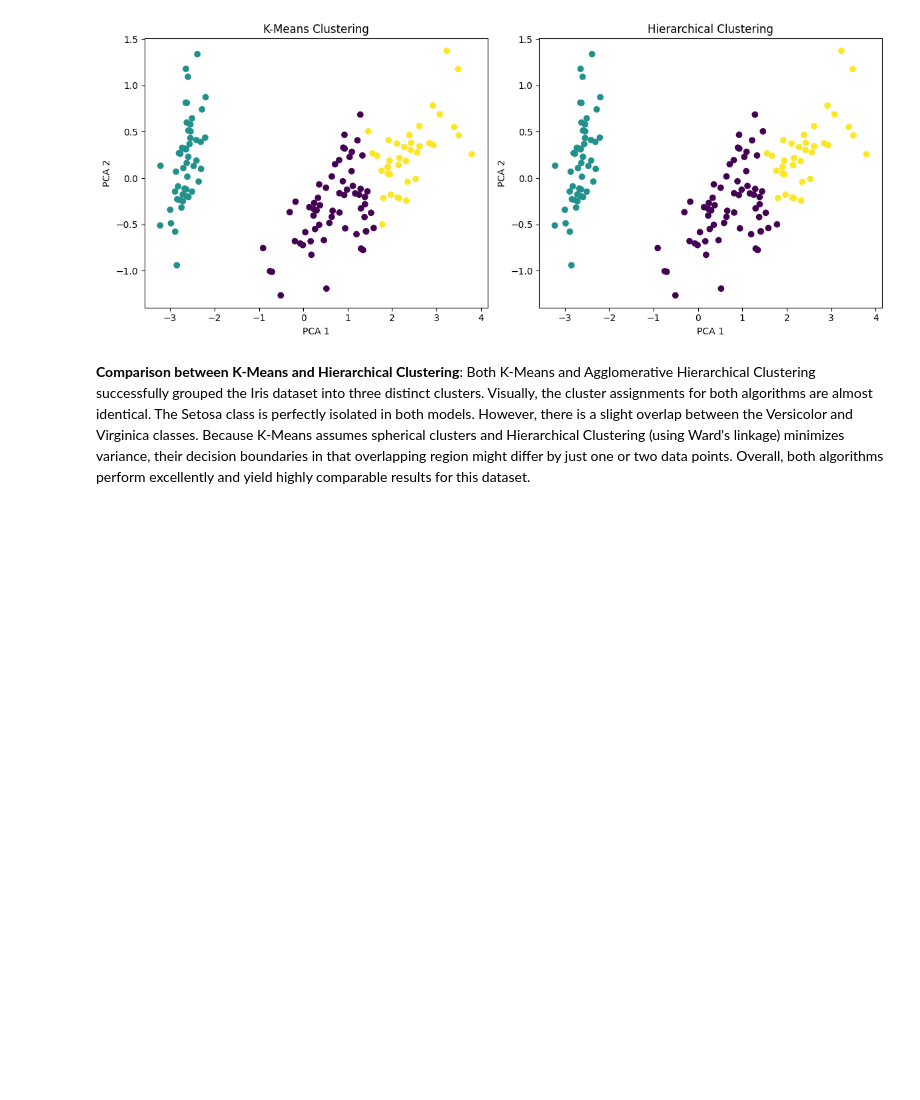
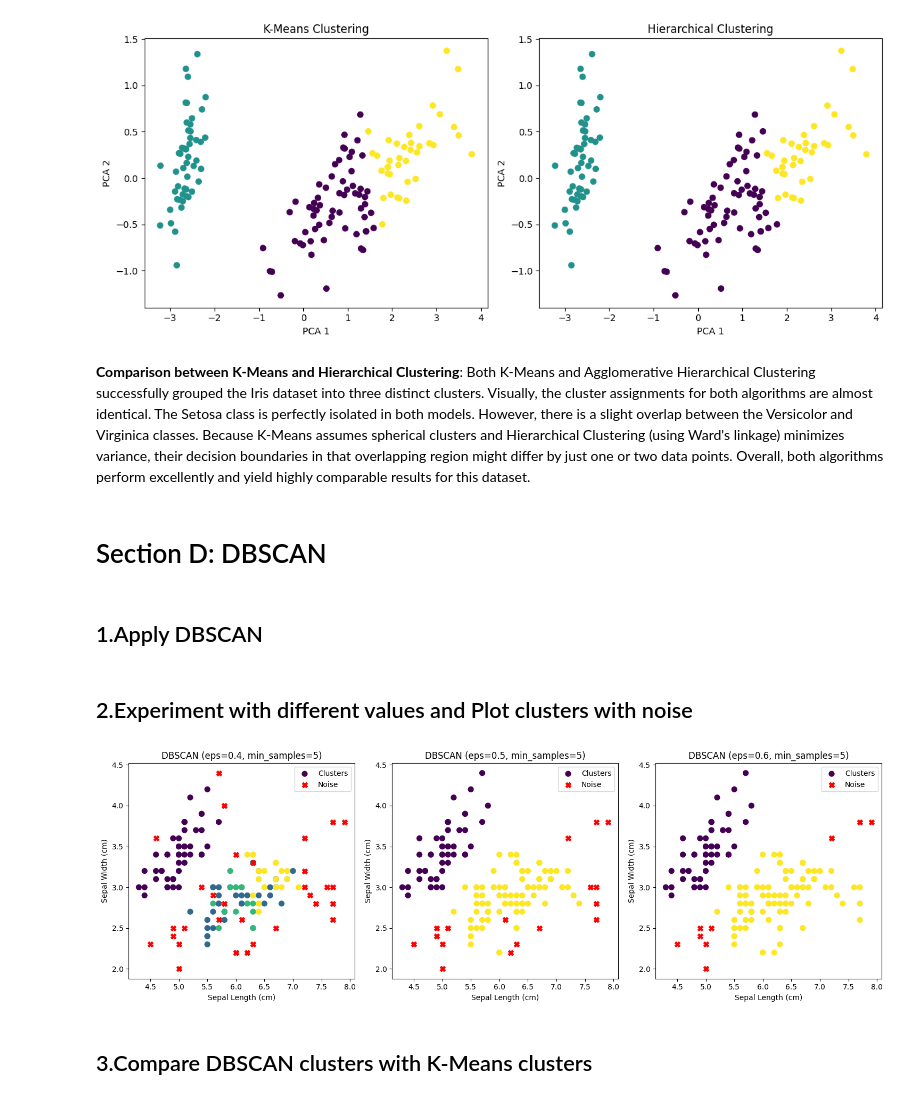
Before and after one commit to soumit02/Machine-Learning-Practice, a Jupyter notebook: src/AssignmentWork/Clustering_&_Dimensionality_Reduction.ipynb, the cells around one changed output. Drawn from its saved outputs; the diff is of its cells as text; code cells hidden in the pictures; blank space fills up the shorter version.

Commit message:
add AssignmentWork DBSCAN clusters  section D.

```diff
--- a/src/AssignmentWork/Clustering_&_Dimensionality_Reduction.ipynb
+++ b/src/AssignmentWork/Clustering_&_Dimensionality_Reduction.ipynb
@@ -210,3 +210,7 @@ plt.show()
 # %% [markdown]
 **Comparison between K-Means and Hierarchical Clustering**:
 Both K-Means and Agglomerative Hierarchical Clustering successfully grouped the Iris dataset into three distinct clusters. Visually, the cluster assignments for both algorithms are almost identical. The Setosa class is perfectly isolated in both models. However, there is a slight overlap between the Versicolor and Virginica classes. Because K-Means assumes spherical clusters and Hierarchical Clustering (using Ward's linkage) minimizes variance, their decision boundaries in that overlapping region might differ by just one or two data points. Overall, both algorithms perform excellently and yield highly comparable results for this dataset.
+# %% [markdown]
+# Section D: DBSCAN
+# %% [markdown]
+## 1.Apply DBSCAN
@@ -212,0 +224,37 @@ Both K-Means and Agglomerative Hierarchical Clustering successfully grouped the
+# %% [markdown]
+## 2.Experiment with different values and Plot clusters with noise
+# %%
+# Testing 3 different combinations of eps and min_samples
+param_combinations = [(0.4, 5), (0.5, 5), (0.6, 5)]
+
+plt.figure(figsize=(15, 5))
+
+for i, (epsilon, min_s) in enumerate(param_combinations):
+    # Apply DBSCAN on original data X
+    db = DBSCAN(eps=epsilon, min_samples=min_s)
+    labels = db.fit_predict(X)
+
+    # Create masks for core points and noise points
+    core_mask = labels != -1  # Normal cluster points
+    noise_mask = labels == -1 # Noise points get the label -1
+
+    # Plotting using the first two features of original data X (Sepal Length vs Sepal Width)
+    plt.subplot(1, 3, i+1)
+
+    # Plot core points
+    plt.scatter(X[core_mask, 0], X[core_mask, 1], c=labels[core_mask], cmap='viridis', label='Clusters', s=50)
+
+    # Highlight noise points with red 'X'
+    plt.scatter(X[noise_mask, 0], X[noise_mask, 1], c='red', marker='X', label='Noise', s=50)
+
+    plt.title(f'DBSCAN (eps={epsilon}, min_samples={min_s})')
+    plt.xlabel('Sepal Length (cm)')
+    plt.ylabel('Sepal Width (cm)')
+    plt.legend()
+
+plt.tight_layout()
+plt.show()
+# %% [output]
+[figure, added]
+# %% [markdown]
+## 3.Compare DBSCAN clusters with K-Means clusters
```
Also changed, not shown: parts of 2 cells of this notebook.
